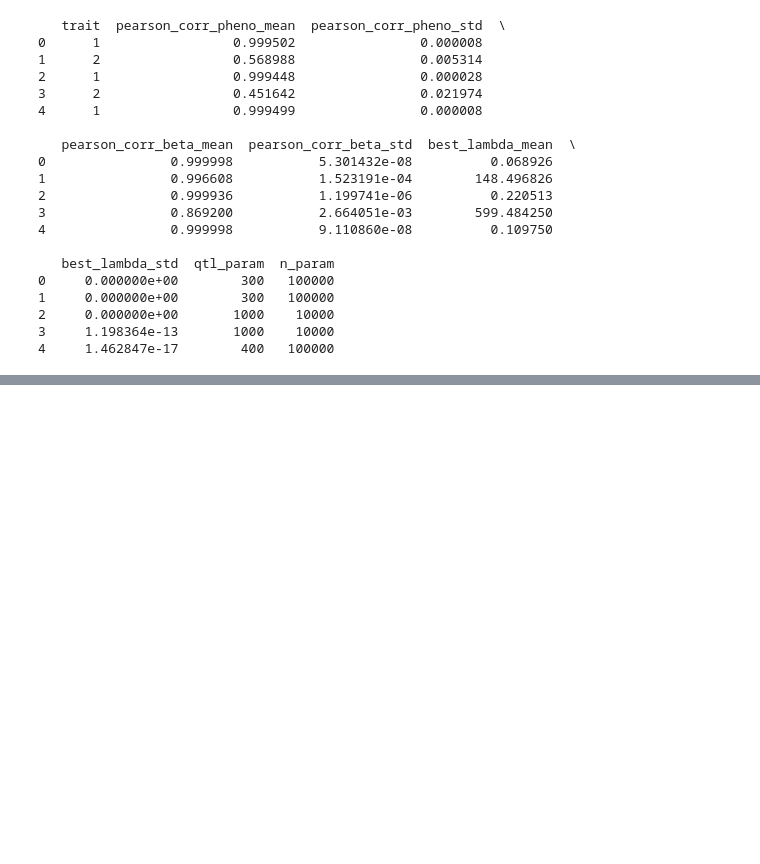
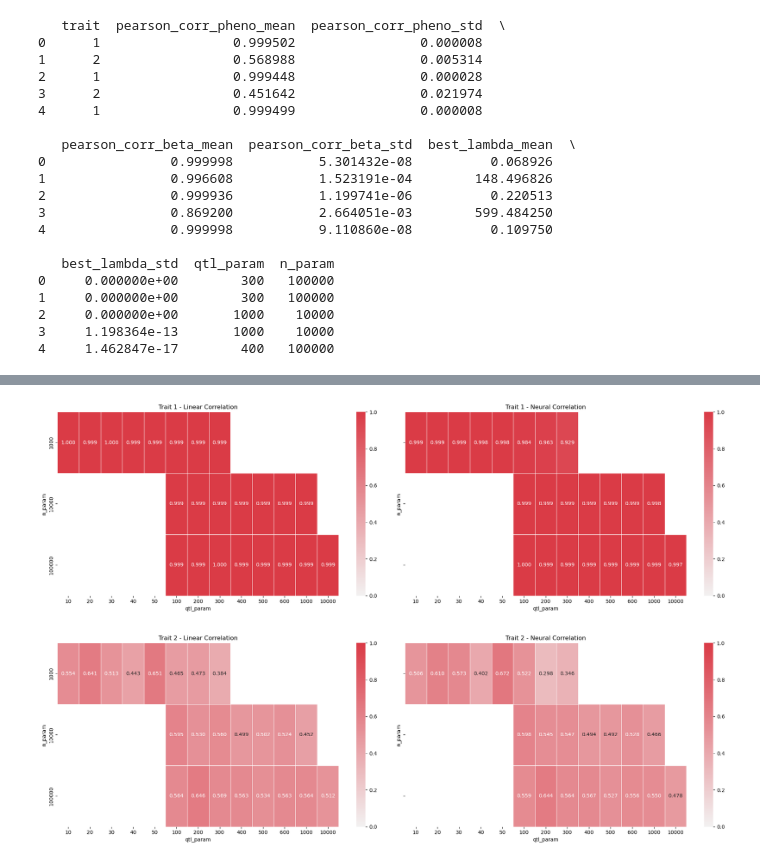
Before and after one commit to Arcadia-Science/2025-epistasis-dl-quantgen, a Jupyter notebook: workflow_sims/alphasimr_mini_snakemake/plot_models.ipynb, the cells around one changed output, grey strips where cells are left out. Saved outputs shown, nothing was run; the diff lists cells and outputs as text; code cells hidden in the pictures; blank space fills up the shorter version.

```diff
--- a/workflow_sims/alphasimr_mini_snakemake/plot_models.ipynb
+++ b/workflow_sims/alphasimr_mini_snakemake/plot_models.ipynb
@@ -266,0 +274,59 @@ pl3.show()
+# %%
+unique_traits = sorted(comparison_df['trait_number'].unique())
+
+for i, trait in enumerate(unique_traits):
+    # Filter data for this trait
+    trait_data = comparison_df[comparison_df['trait_number'] == trait]
+
+    # Create a figure with two subplots side by side
+    fig, axes = plt.subplots(1, 2, figsize=(20, 6), sharey=True)
+    cmap = sns.diverging_palette(240, 10, as_cmap=True)
+
+    # Create pivot tables for both correlation types
+    linear_pivot = trait_data.pivot_table(
+        index='n_param',
+        columns='qtl_param',
+        values='linear_correlation'
+    )
+
+    neural_pivot = trait_data.pivot_table(
+        index='n_param',
+        columns='qtl_param',
+        values='neural_correlation'
+    )
+
+    # Plot linear correlation heatmap
+    sns.heatmap(
+        linear_pivot,
+        ax=axes[0],
+        cmap=cmap,
+        vmin=0,
+        vmax=1,
+        center=0,
+        annot=True,
+        fmt=".3f",
+        linewidths=0.5,
+        cbar=True
+    )
+    axes[0].set_title(f'Trait {trait} - Linear Correlation')
+
+    # Plot neural correlation heatmap
+    sns.heatmap(
+        neural_pivot,
+        ax=axes[1],
+        cmap=cmap,
+        vmin=0,
+        vmax=1,
+        center=0,
+        annot=True,
+        fmt=".3f",
+        linewidths=0.5,
+        cbar=True
+    )
+    axes[1].set_title(f'Trait {trait} - Neural Correlation')
+
+    plt.tight_layout()
+    plt.show()
+# %% [output]
+[figure, added]
+[figure, added]
```
Also changed, not shown: parts of 6 cells of this notebook, 1 other file.
